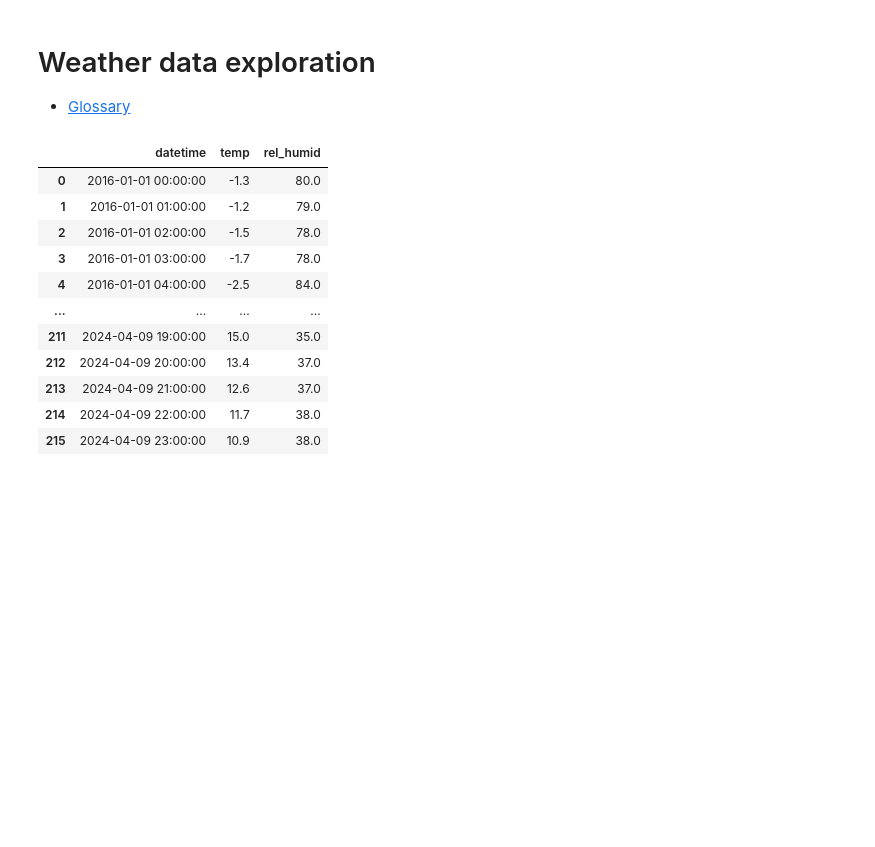
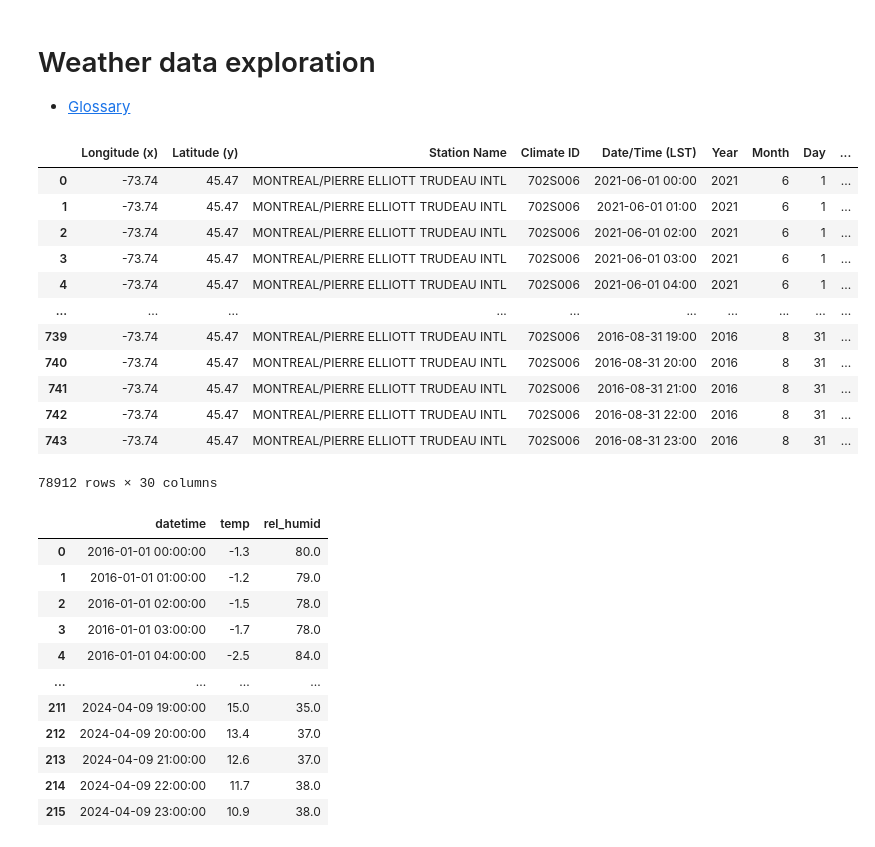
Before and after one commit to Magellol/montreal-aqi-predictions, a Jupyter notebook: index.ipynb, the cells around one changed output. Cells and saved outputs as stored; diff of their text form; code cells hidden in the pictures; blank space fills up the shorter version.

```diff
--- a/index.ipynb
+++ b/index.ipynb
@@ -156,4 +156,27 @@ def mk_dls(df):
 # Weather data exploration
 
 - [Glossary](https://climate.weather.gc.ca/glossary_e.html)
+# %%
+all_files = []
+for filename in os.listdir("."):
+  if filename.startswith("weather_"):
+    all_files.append(pd.read_csv(filename))
+
+weather_df = pd.concat(all_files)
+
+weather_df
+# %% [output]
+|  | Longitude (x) | Latitude (y) | Station Name | Climate ID | Date/Time (LST) | Year | Month | Day | ... |
+| 0 | -73.74 | 45.47 | MONTREAL/PIERRE ELLIOTT TRUDEAU INTL | 702S006 | 2021-06-01 00:00 | 2021 | 6 | 1 | ... |
+| 1 | -73.74 | 45.47 | MONTREAL/PIERRE ELLIOTT TRUDEAU INTL | 702S006 | 2021-06-01 01:00 | 2021 | 6 | 1 | ... |
+| 2 | -73.74 | 45.47 | MONTREAL/PIERRE ELLIOTT TRUDEAU INTL | 702S006 | 2021-06-01 02:00 | 2021 | 6 | 1 | ... |
+| 3 | -73.74 | 45.47 | MONTREAL/PIERRE ELLIOTT TRUDEAU INTL | 702S006 | 2021-06-01 03:00 | 2021 | 6 | 1 | ... |
+| 4 | -73.74 | 45.47 | MONTREAL/PIERRE ELLIOTT TRUDEAU INTL | 702S006 | 2021-06-01 04:00 | 2021 | 6 | 1 | ... |
+| ... | ... | ... | ... | ... | ... | ... | ... | ... | ... |
+| 739 | -73.74 | 45.47 | MONTREAL/PIERRE ELLIOTT TRUDEAU INTL | 702S006 | 2016-08-31 19:00 | 2016 | 8 | 31 | ... |
+| 740 | -73.74 | 45.47 | MONTREAL/PIERRE ELLIOTT TRUDEAU INTL | 702S006 | 2016-08-31 20:00 | 2016 | 8 | 31 | ... |
+| 741 | -73.74 | 45.47 | MONTREAL/PIERRE ELLIOTT TRUDEAU INTL | 702S006 | 2016-08-31 21:00 | 2016 | 8 | 31 | ... |
+| 742 | -73.74 | 45.47 | MONTREAL/PIERRE ELLIOTT TRUDEAU INTL | 702S006 | 2016-08-31 22:00 | 2016 | 8 | 31 | ... |
+| 743 | -73.74 | 45.47 | MONTREAL/PIERRE ELLIOTT TRUDEAU INTL | 702S006 | 2016-08-31 23:00 | 2016 | 8 | 31 | ... |
+78912 rows × 30 columns
 # %%
```
Also changed, not shown: parts of 3 cells of this notebook.
